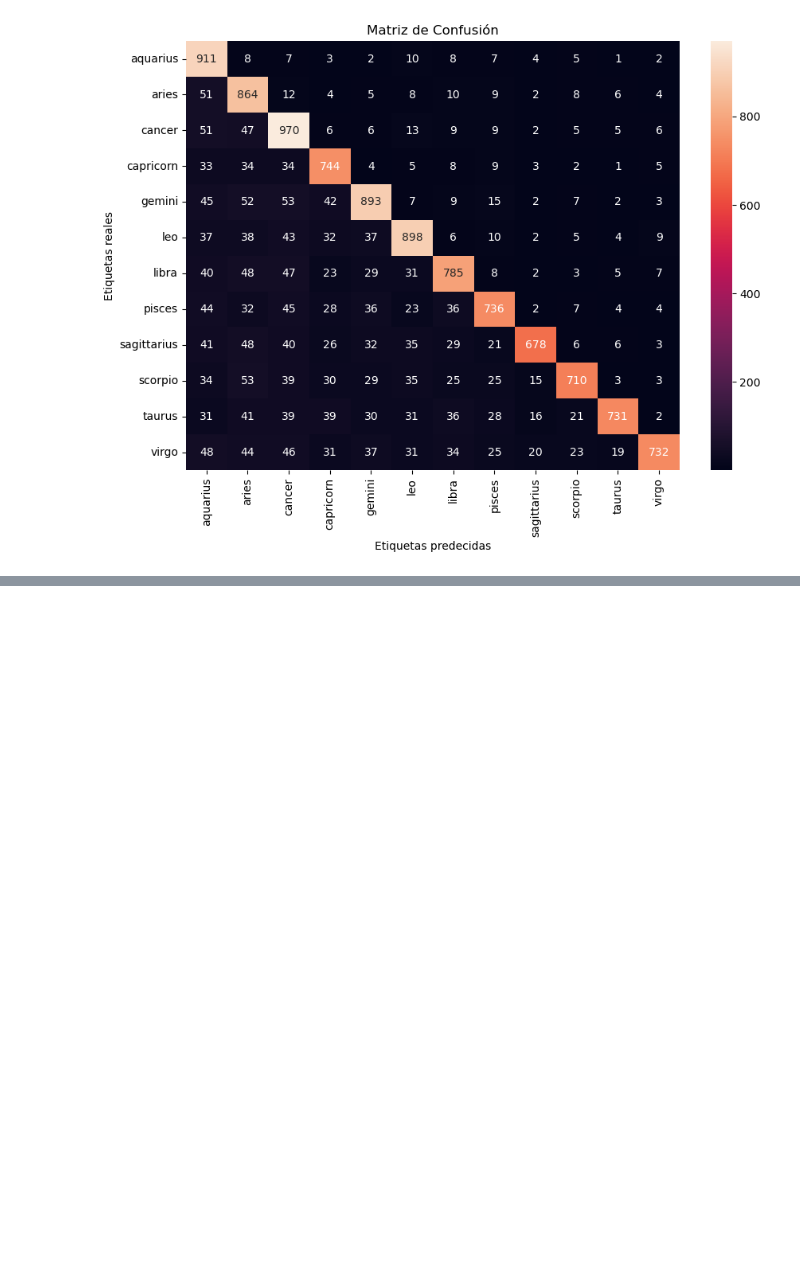
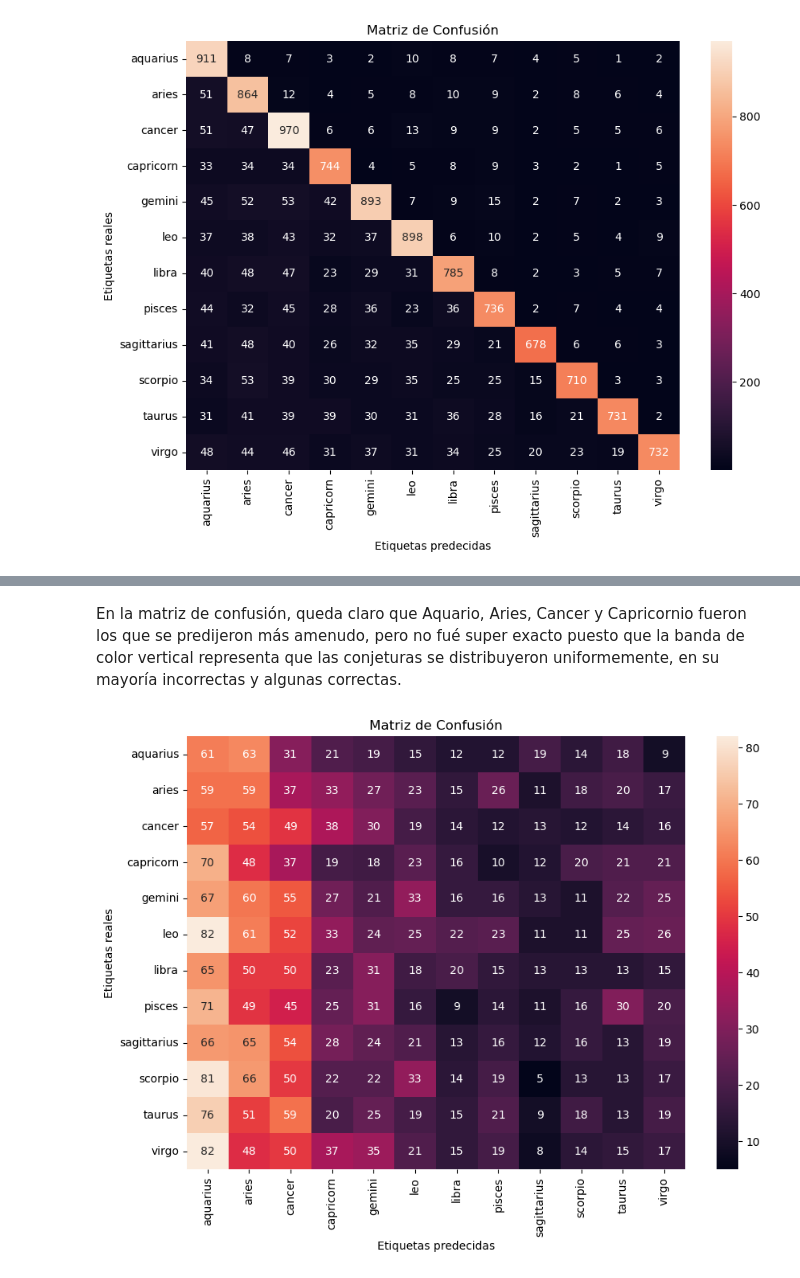
Before and after one commit to AntonioAlc89/Repositorio-de-Antonio-Alcalde-Gaona, a Jupyter notebook: python-portfolio-proyecto-OKCupid-cientifico-datos/OKCupid-Date-A-Scientist-Starter/OKCupid-Date-A-Scientist-Starter/date-a-scientist.ipynb, the cells around one changed output, grey strips where cells are left out. Saved outputs shown, nothing was run; the diff lists cells and outputs as text; code cells hidden in the pictures; blank space fills up the shorter version.

```diff
--- a/python-portfolio-proyecto-OKCupid-cientifico-datos/OKCupid-Date-A-Scientist-Starter/OKCupid-Date-A-Scientist-Starter/date-a-scientist.ipynb
+++ b/python-portfolio-proyecto-OKCupid-cientifico-datos/OKCupid-Date-A-Scientist-Starter/OKCupid-Date-A-Scientist-Starter/date-a-scientist.ipynb
@@ -657,0 +743,4 @@ ax.yaxis.set_ticklabels(etiq_arbol);
+# %%
+pred_knn_val = modelo_knn.predict(X_val)
+
+print(classification_report(Y_val, pred_knn_val))
@@ -657,0 +766,22 @@ ax.yaxis.set_ticklabels(etiq_arbol);
+# %% [markdown]
+En la matriz de confusión, queda claro que Aquario, Aries, Cancer y Capricornio fueron los que se predijeron más amenudo, pero no fué super exacto puesto que la banda de color vertical representa que las conjeturas se distribuyeron uniformemente, en su mayoría incorrectas y algunas correctas.
+# %%
+mc_final = confusion_matrix(Y_val, pred_knn_val)
+etiq_knn = modelo_knn.classes_
+
+plt.figure(figsize=(10,7))
+
+ax = plt.subplot()
+sns.heatmap(mc_final, annot=True, ax=ax, fmt="d");
+
+# etiquetas, titulo and marcadores
+ax.set_xlabel('Etiquetas predecidas');
+ax.set_ylabel('Etiquetas reales');
+ax.set_title('Matriz de Confusión');
+ax.yaxis.set_tick_params(rotation=360)
+ax.xaxis.set_tick_params(rotation=90)
+
+ax.xaxis.set_ticklabels(etiq_knn);
+ax.yaxis.set_ticklabels(etiq_knn);
+# %% [output]
+[figure, added]
```
Also changed, not shown: parts of 16 cells of this notebook.
